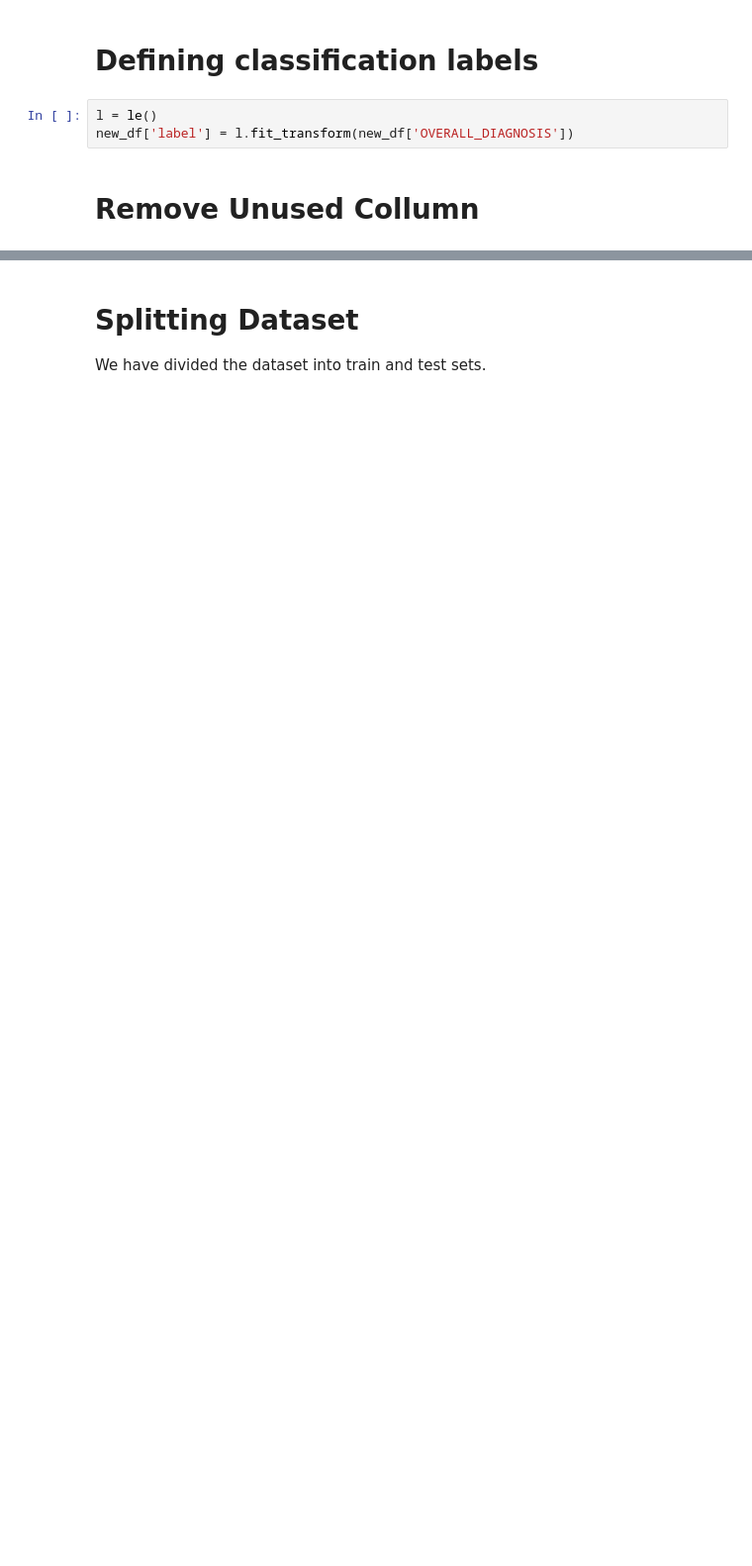
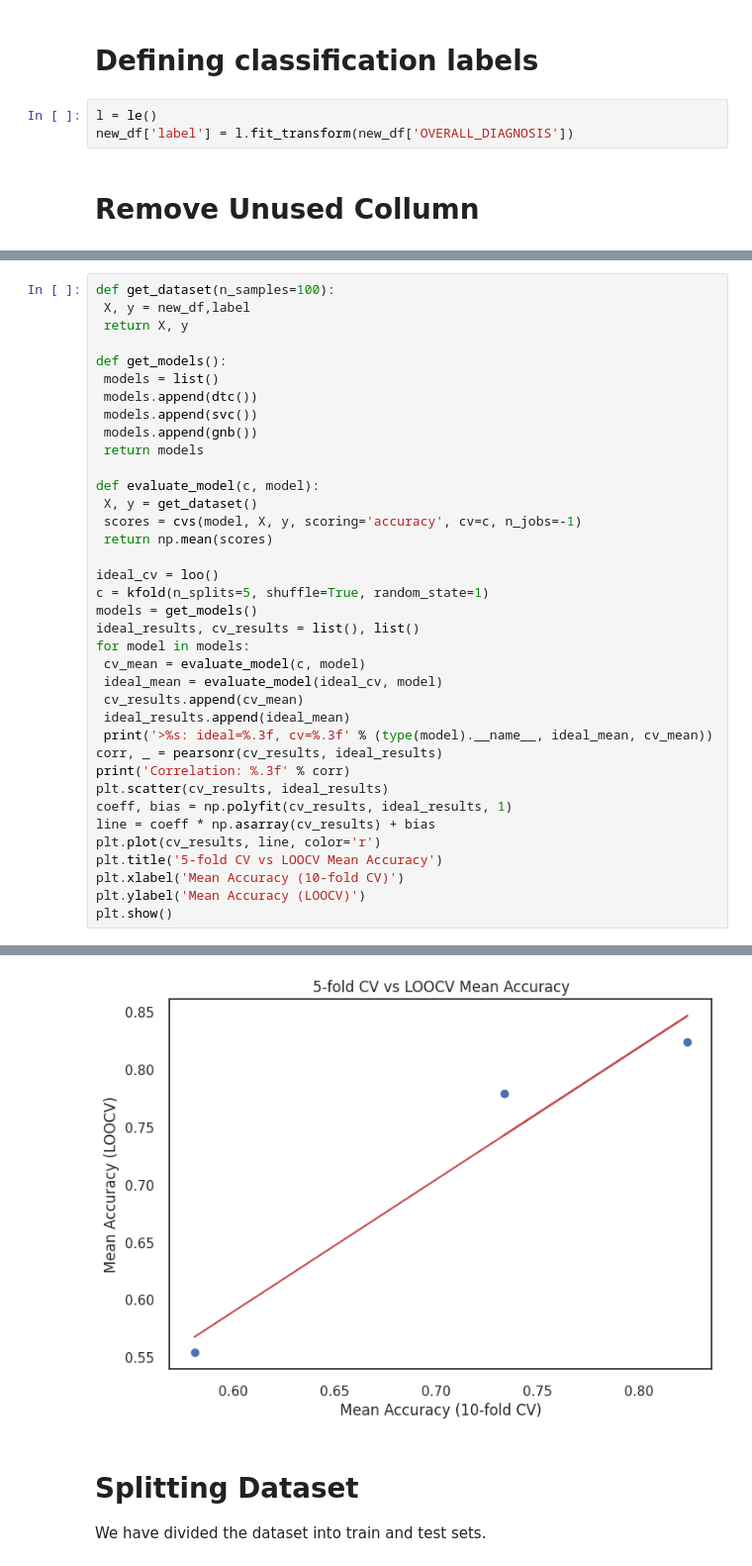
Before and after one commit to ErfanMomeniii/spect-detection, a Jupyter notebook: main.ipynb, the cells around one changed output, grey strips where cells are left out. Shown: that part at 99% size. Saved outputs shown, nothing was run; the diff lists cells and outputs as text; blank space fills up the shorter version.

```diff
--- a/main.ipynb
+++ b/main.ipynb
@@ -117,0 +128,38 @@ new_df.drop(columns=['OVERALL_DIAGNOSIS'], axis=1, inplace=True)
+# %%
+def get_dataset(n_samples=100):
+ X, y = new_df,label
+ return X, y
+
+def get_models():
+ models = list()
+ models.append(dtc())
+ models.append(svc())
+ models.append(gnb())
+ return models
+
+def evaluate_model(c, model):
+ X, y = get_dataset()
+ scores = cvs(model, X, y, scoring='accuracy', cv=c, n_jobs=-1)
+ return np.mean(scores)
+
+ideal_cv = loo()
+c = kfold(n_splits=5, shuffle=True, random_state=1)
+models = get_models()
+ideal_results, cv_results = list(), list()
+for model in models:
+ cv_mean = evaluate_model(c, model)
+ ideal_mean = evaluate_model(ideal_cv, model)
+ cv_results.append(cv_mean)
+ ideal_results.append(ideal_mean)
+ print('>%s: ideal=%.3f, cv=%.3f' % (type(model).__name__, ideal_mean, cv_mean))
+corr, _ = pearsonr(cv_results, ideal_results)
+print('Correlation: %.3f' % corr)
+plt.scatter(cv_results, ideal_results)
+coeff, bias = np.polyfit(cv_results, ideal_results, 1)
+line = coeff * np.asarray(cv_results) + bias
+plt.plot(cv_results, line, color='r')
+plt.title('5-fold CV vs LOOCV Mean Accuracy')
+plt.xlabel('Mean Accuracy (10-fold CV)')
+plt.ylabel('Mean Accuracy (LOOCV)')
+plt.show()
+# %% [output]
@@ -118,3 +170,4 @@ new_df.drop(columns=['OVERALL_DIAGNOSIS'], axis=1, inplace=True)
+[figure, added]
 # %% [markdown]
 # **Splitting Dataset**
 We have divided the dataset into train and test sets.
```
Also changed, not shown: parts of 8 cells of this notebook.
